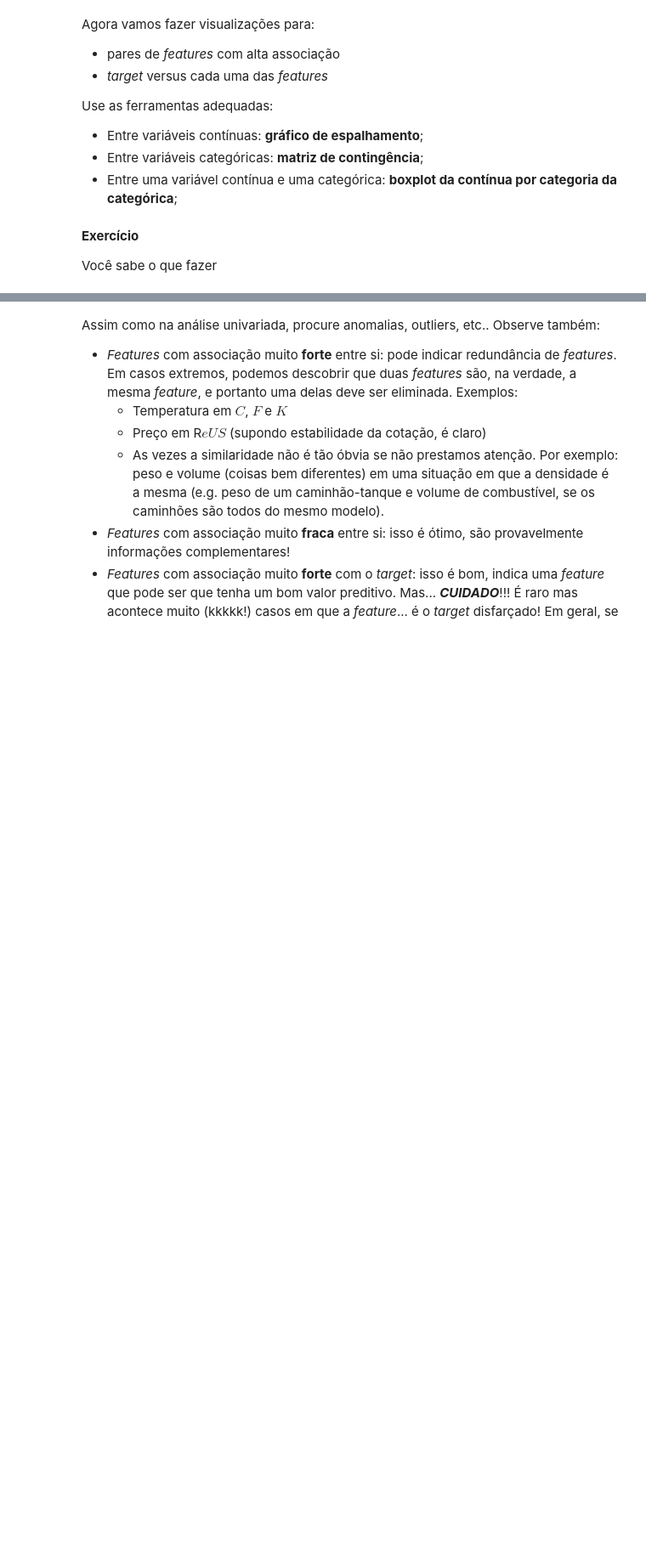
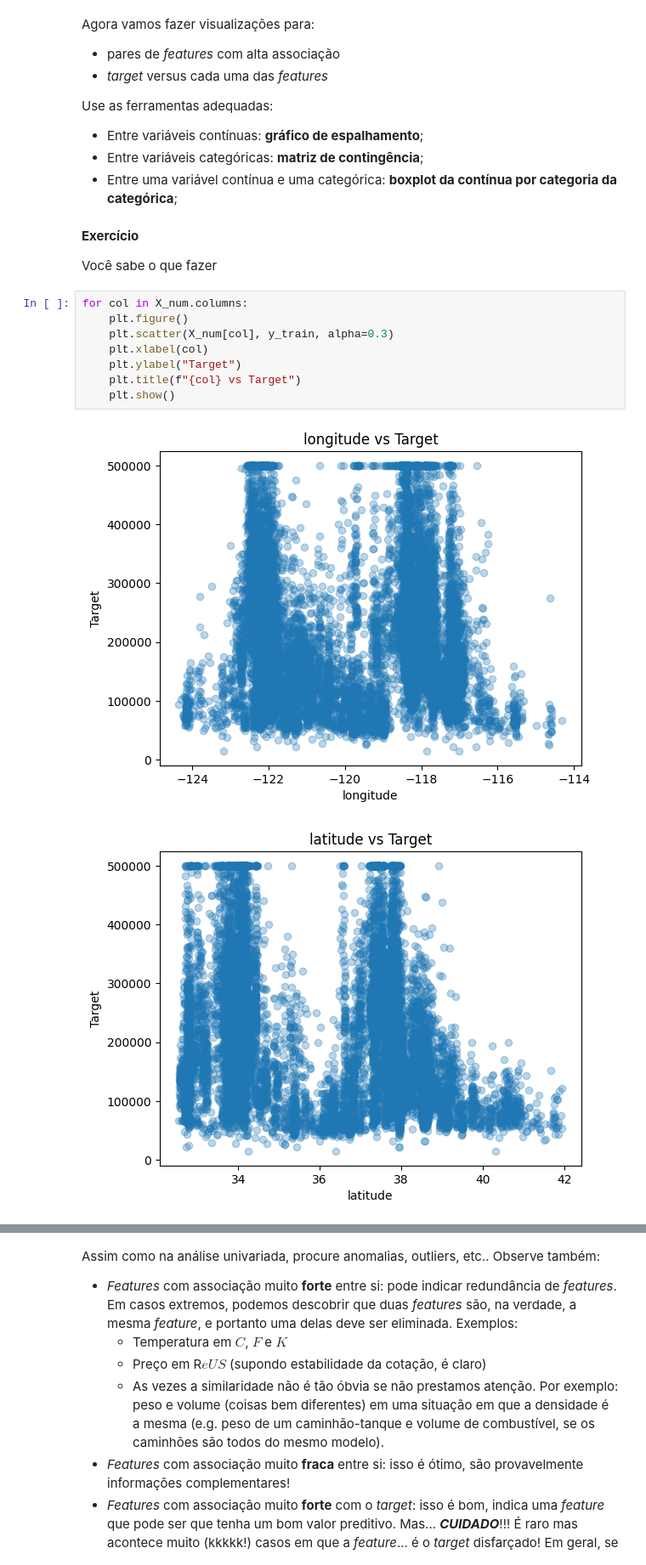
Before and after one commit to guedera/aulasMachineLearning, a Jupyter notebook: Aula02/ML_Aula_2.ipynb, the cells around one changed output, grey strips where cells are left out. Shown at 85% size. Drawn from its saved outputs; the diff is of its cells as text; blank space fills up the shorter version.

```diff
--- a/Aula02/ML_Aula_2.ipynb
+++ b/Aula02/ML_Aula_2.ipynb
@@ -421,3 +443,14 @@ Use as ferramentas adequadas:
 **Exercício**
 
 Você sabe o que fazer
+# %%
+for col in X_num.columns:
+    plt.figure()
+    plt.scatter(X_num[col], y_train, alpha=0.3)
+    plt.xlabel(col)
+    plt.ylabel("Target")
+    plt.title(f"{col} vs Target")
+    plt.show()
+# %% [output]
+[figure, added]
+[figure, added]
```
Also changed, not shown: parts of 5 cells of this notebook.
